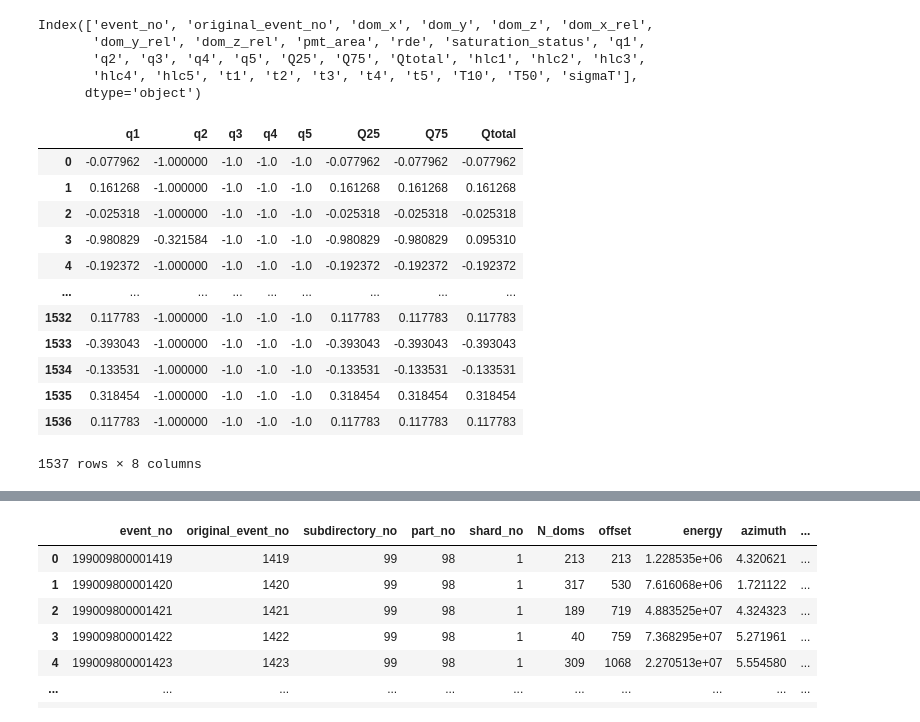
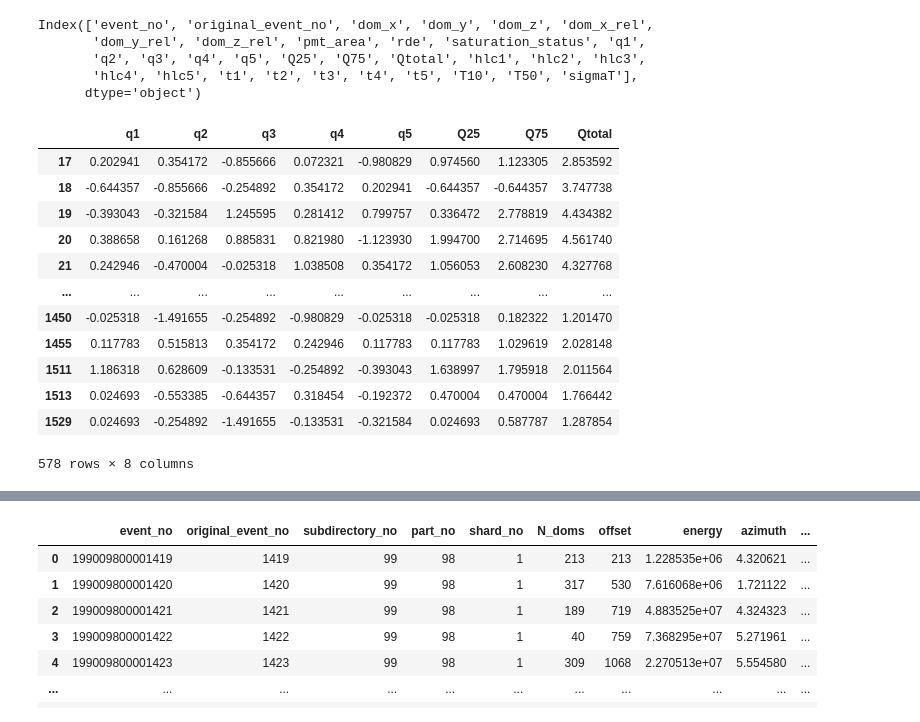
Before and after one commit to KUcyans/PMTfication, a Jupyter notebook: PMTficationVerify.ipynb, the cells around one changed output, grey strips where cells are left out. Saved outputs shown, nothing was run; the diff lists cells and outputs as text; code cells hidden in the pictures.

```diff
--- a/PMTficationVerify.ipynb
+++ b/PMTficationVerify.ipynb
@@ -59,18 +59,18 @@ Index(['event_no', 'original_event_no', 'dom_x', 'dom_y', 'dom_z', 'dom_x_rel',
        'hlc4', 'hlc5', 't1', 't2', 't3', 't4', 't5', 'T10', 'T50', 'sigmaT'],
       dtype='object')
 # %%
-df_99999_98_1[['q1','q2', 'q3', 'q4', 'q5','Q25', 'Q75', 'Qtotal']]
+df_99999_98_1[df_99999_98_1['q5']!=-1][['q1','q2', 'q3', 'q4', 'q5','Q25', 'Q75', 'Qtotal']]
 # %% [output]
 |  | q1 | q2 | q3 | q4 | q5 | Q25 | Q75 | Qtotal |
-| 0 | -0.077962 | -1.000000 | -1.0 | -1.0 | -1.0 | -0.077962 | -0.077962 | -0.077962 |
-| 1 | 0.161268 | -1.000000 | -1.0 | -1.0 | -1.0 | 0.161268 | 0.161268 | 0.161268 |
-| 2 | -0.025318 | -1.000000 | -1.0 | -1.0 | -1.0 | -0.025318 | -0.025318 | -0.025318 |
-| 3 | -0.980829 | -0.321584 | -1.0 | -1.0 | -1.0 | -0.980829 | -0.980829 | 0.095310 |
-| 4 | -0.192372 | -1.000000 | -1.0 | -1.0 | -1.0 | -0.192372 | -0.192372 | -0.192372 |
+| 17 | 0.202941 | 0.354172 | -0.855666 | 0.072321 | -0.980829 | 0.974560 | 1.123305 | 2.853592 |
+| 18 | -0.644357 | -0.855666 | -0.254892 | 0.354172 | 0.202941 | -0.644357 | -0.644357 | 3.747738 |
+| 19 | -0.393043 | -0.321584 | 1.245595 | 0.281412 | 0.799757 | 0.336472 | 2.778819 | 4.434382 |
+| 20 | 0.388658 | 0.161268 | 0.885831 | 0.821980 | -1.123930 | 1.994700 | 2.714695 | 4.561740 |
+| 21 | 0.242946 | -0.470004 | -0.025318 | 1.038508 | 0.354172 | 1.056053 | 2.608230 | 4.327768 |
 | ... | ... | ... | ... | ... | ... | ... | ... | ... |
-| 1532 | 0.117783 | -1.000000 | -1.0 | -1.0 | -1.0 | 0.117783 | 0.117783 | 0.117783 |
-| 1533 | -0.393043 | -1.000000 | -1.0 | -1.0 | -1.0 | -0.393043 | -0.393043 | -0.393043 |
-| 1534 | -0.133531 | -1.000000 | -1.0 | -1.0 | -1.0 | -0.133531 | -0.133531 | -0.133531 |
-| 1535 | 0.318454 | -1.000000 | -1.0 | -1.0 | -1.0 | 0.318454 | 0.318454 | 0.318454 |
-| 1536 | 0.117783 | -1.000000 | -1.0 | -1.0 | -1.0 | 0.117783 | 0.117783 | 0.117783 |
+| 1450 | -0.025318 | -1.491655 | -0.254892 | -0.980829 | -0.025318 | -0.025318 | 0.182322 | 1.201470 |
+| 1455 | 0.117783 | 0.515813 | 0.354172 | 0.242946 | 0.117783 | 0.117783 | 1.029619 | 2.028148 |
+| 1511 | 1.186318 | 0.628609 | -0.133531 | -0.254892 | -0.393043 | 1.638997 | 1.795918 | 2.011564 |
+| 1513 | 0.024693 | -0.553385 | -0.644357 | 0.318454 | -0.192372 | 0.470004 | 0.470004 | 1.766442 |
+| 1529 | 0.024693 | -0.254892 | -1.491655 | -0.133531 | -0.321584 | 0.024693 | 0.587787 | 1.287854 |
-1537 rows × 8 columns
+578 rows × 8 columns
```
Also changed, not shown: parts of 3 cells of this notebook, 41 other files.
